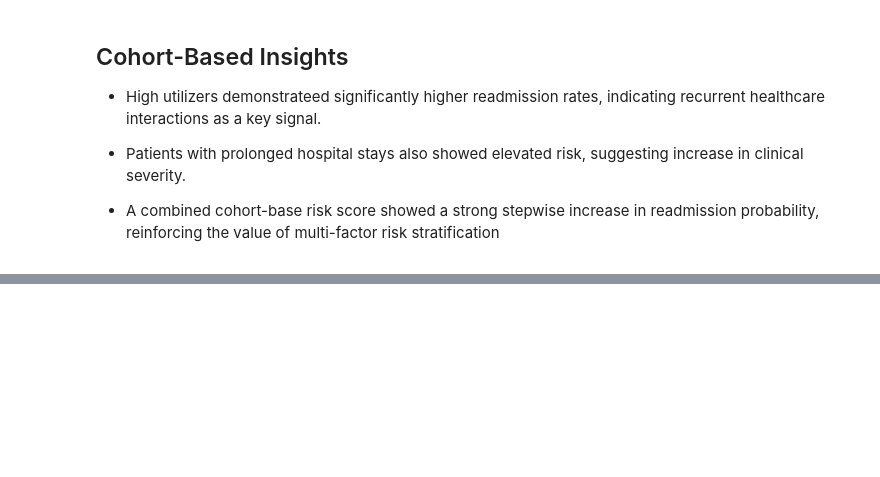
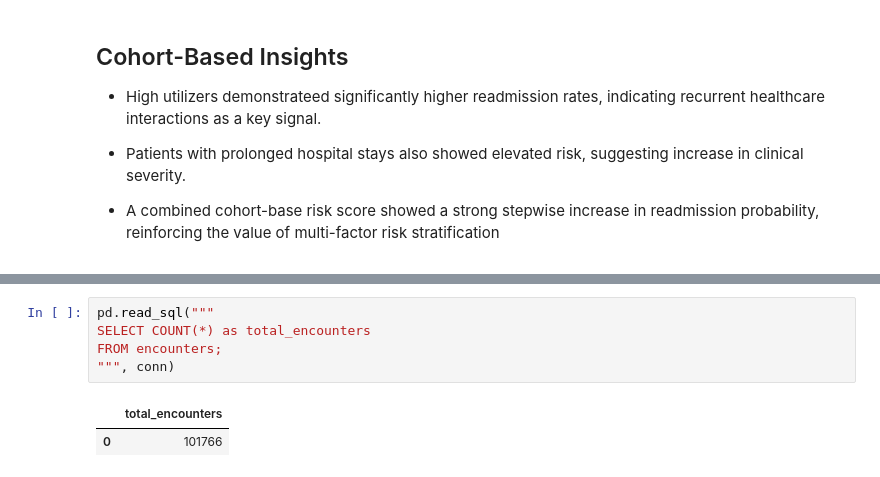
Before and after one commit to brakonsc/patient-readmission-risk-predictor, a Jupyter notebook: notebooks/02_sql_analysis.ipynb, the cells around one changed output, grey strips where cells are left out. Drawn from its saved outputs; the diff is of its cells as text; blank space fills up the shorter version.

```diff
--- a/notebooks/02_sql_analysis.ipynb
+++ b/notebooks/02_sql_analysis.ipynb
@@ -478,0 +486,8 @@ plt.show()
+# %%
+pd.read_sql("""
+SELECT COUNT(*) as total_encounters
+FROM encounters;
+""", conn)
+# %% [output]
+|  | total_encounters |
+| 0 | 101766 |
```
Also changed, not shown: parts of 9 cells of this notebook.
